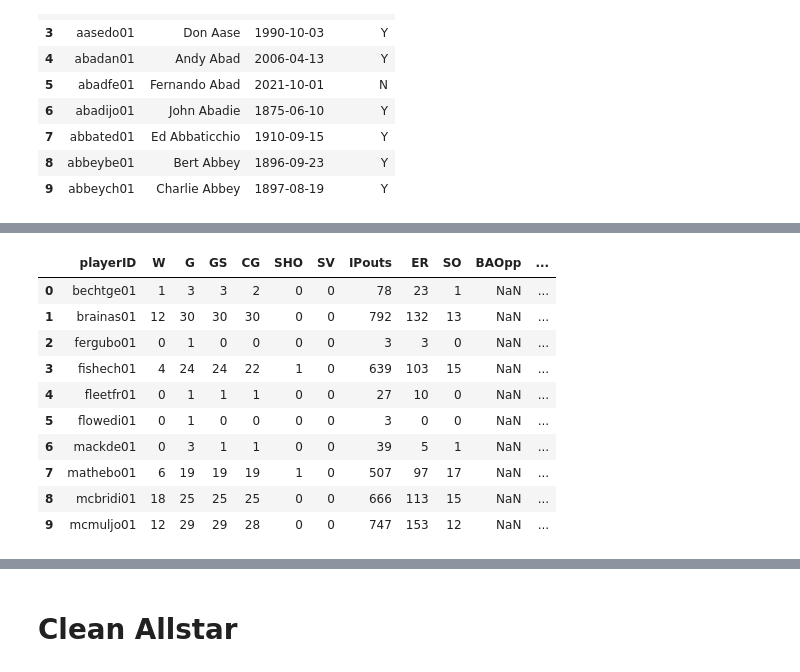
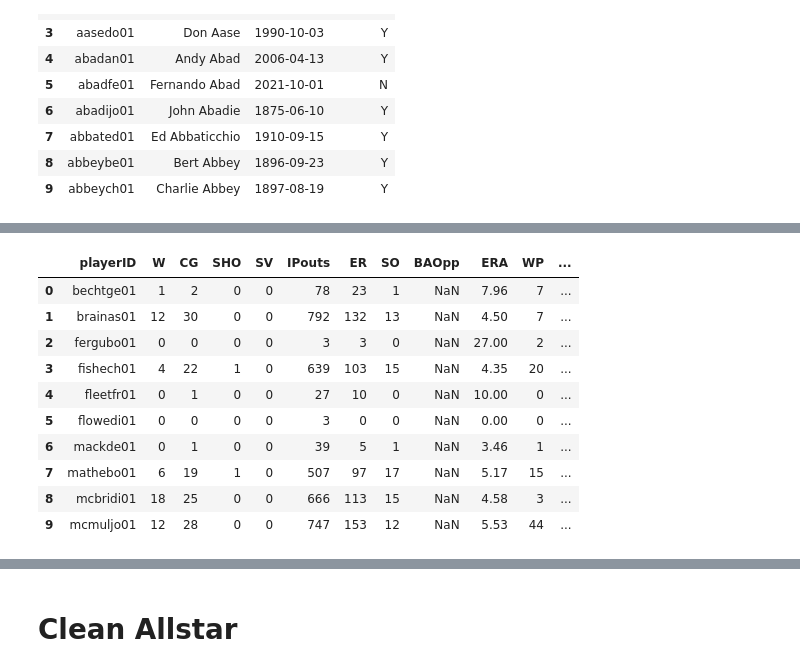
Before and after one commit to maldonado91/Data-Analysis-Project, a Jupyter notebook: HoFData.ipynb, the cells around one changed output, grey strips where cells are left out. Saved outputs shown, nothing was run; the diff lists cells and outputs as text; code cells hidden in the pictures.

```diff
--- a/HoFData.ipynb
+++ b/HoFData.ipynb
@@ -441,33 +691,35 @@ df_cleanbat.head()
 # %%
 # Drop the unnecessary columns
 df_cleanpitch = df_pitching
 df_cleanpitch.drop(columns=[
     'yearID',
+    'G',
+    'GS',
     'stint',
     'teamID',
     'lgID',
     'L',
     'H',
     'BB',
     'HR',
     'IBB',
     'R',
     'SF',
     'SH',
     'GIDP'], inplace=True)
 df_cleanpitch.head(10)
 # %% [output]
-|  | playerID | W | G | GS | CG | SHO | SV | IPouts | ER | SO | BAOpp | ... |
-| 0 | bechtge01 | 1 | 3 | 3 | 2 | 0 | 0 | 78 | 23 | 1 | NaN | ... |
-| 1 | brainas01 | 12 | 30 | 30 | 30 | 0 | 0 | 792 | 132 | 13 | NaN | ... |
-| 2 | fergubo01 | 0 | 1 | 0 | 0 | 0 | 0 | 3 | 3 | 0 | NaN | ... |
-| 3 | fishech01 | 4 | 24 | 24 | 22 | 1 | 0 | 639 | 103 | 15 | NaN | ... |
-| 4 | fleetfr01 | 0 | 1 | 1 | 1 | 0 | 0 | 27 | 10 | 0 | NaN | ... |
-| 5 | flowedi01 | 0 | 1 | 0 | 0 | 0 | 0 | 3 | 0 | 0 | NaN | ... |
-| 6 | mackde01 | 0 | 3 | 1 | 1 | 0 | 0 | 39 | 5 | 1 | NaN | ... |
-| 7 | mathebo01 | 6 | 19 | 19 | 19 | 1 | 0 | 507 | 97 | 17 | NaN | ... |
-| 8 | mcbridi01 | 18 | 25 | 25 | 25 | 0 | 0 | 666 | 113 | 15 | NaN | ... |
-| 9 | mcmuljo01 | 12 | 29 | 29 | 28 | 0 | 0 | 747 | 153 | 12 | NaN | ... |
+|  | playerID | W | CG | SHO | SV | IPouts | ER | SO | BAOpp | ERA | WP | ... |
+| 0 | bechtge01 | 1 | 2 | 0 | 0 | 78 | 23 | 1 | NaN | 7.96 | 7 | ... |
+| 1 | brainas01 | 12 | 30 | 0 | 0 | 792 | 132 | 13 | NaN | 4.50 | 7 | ... |
+| 2 | fergubo01 | 0 | 0 | 0 | 0 | 3 | 3 | 0 | NaN | 27.00 | 2 | ... |
+| 3 | fishech01 | 4 | 22 | 1 | 0 | 639 | 103 | 15 | NaN | 4.35 | 20 | ... |
+| 4 | fleetfr01 | 0 | 1 | 0 | 0 | 27 | 10 | 0 | NaN | 10.00 | 0 | ... |
+| 5 | flowedi01 | 0 | 0 | 0 | 0 | 3 | 0 | 0 | NaN | 0.00 | 0 | ... |
+| 6 | mackde01 | 0 | 1 | 0 | 0 | 39 | 5 | 1 | NaN | 3.46 | 1 | ... |
+| 7 | mathebo01 | 6 | 19 | 1 | 0 | 507 | 97 | 17 | NaN | 5.17 | 15 | ... |
+| 8 | mcbridi01 | 18 | 25 | 0 | 0 | 666 | 113 | 15 | NaN | 4.58 | 3 | ... |
+| 9 | mcmuljo01 | 12 | 28 | 0 | 0 | 747 | 153 | 12 | NaN | 5.53 | 44 | ... |
 # %%
 # Checking for null values
 for column in df_cleanpitch.columns:
```
Also changed, not shown: parts of 168 cells of this notebook, 1 other file.
